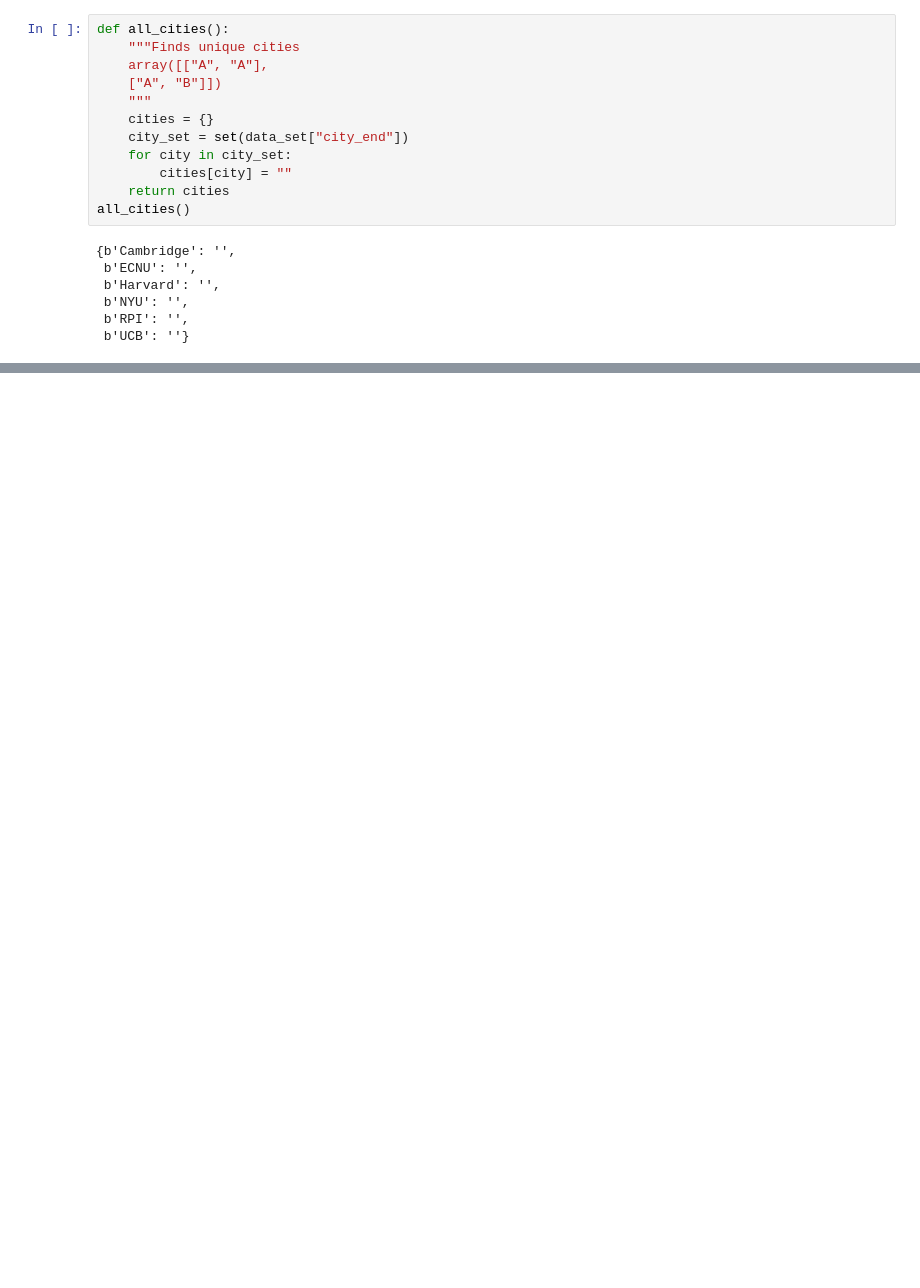
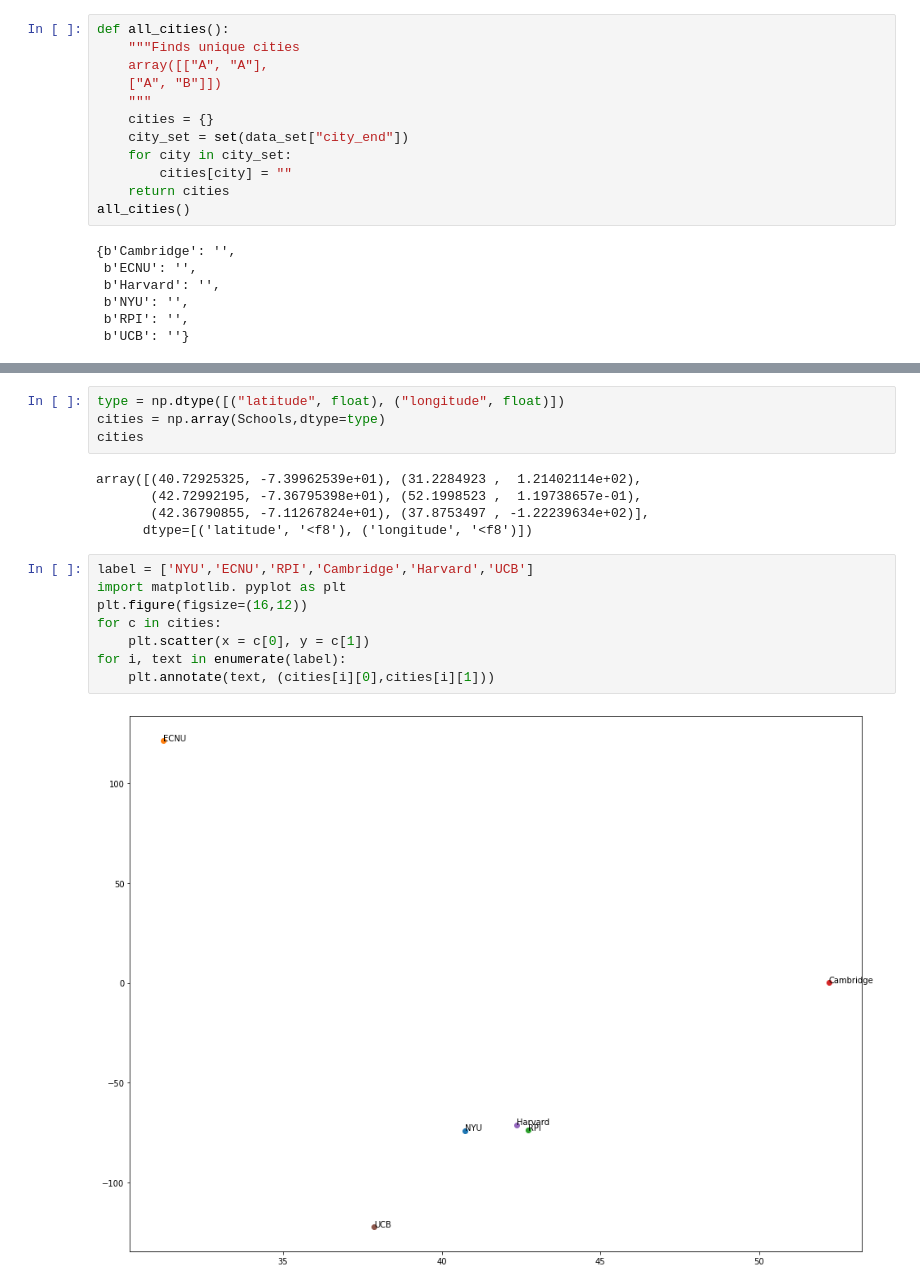
Before and after one commit to Esther-Zhou99/Data-Science, a Jupyter notebook: HW4_step1.ipynb, the cells around one changed output, grey strips where cells are left out. Cells and saved outputs as stored; diff of their text form; blank space fills up the shorter version.

```diff
--- a/HW4_step1.ipynb
+++ b/HW4_step1.ipynb
@@ -322,0 +273,19 @@ NameError: ignored
+# %%
+type = np.dtype([("latitude", float), ("longitude", float)])
+cities = np.array(Schools,dtype=type)
+cities
+# %% [output]
+array([(40.72925325, -7.39962539e+01), (31.2284923 ,  1.21402114e+02),
+       (42.72992195, -7.36795398e+01), (52.1998523 ,  1.19738657e-01),
+       (42.36790855, -7.11267824e+01), (37.8753497 , -1.22239634e+02)],
+      dtype=[('latitude', '<f8'), ('longitude', '<f8')])
+# %%
+label = ['NYU','ECNU','RPI','Cambridge','Harvard','UCB']
+import matplotlib. pyplot as plt
+plt.figure(figsize=(16,12))
+for c in cities:
+    plt.scatter(x = c[0], y = c[1])
+for i, text in enumerate(label):
+    plt.annotate(text, (cities[i][0],cities[i][1]))
+# %% [output]
+[figure, added]
```
Also changed, not shown: parts of 24 cells of this notebook.
